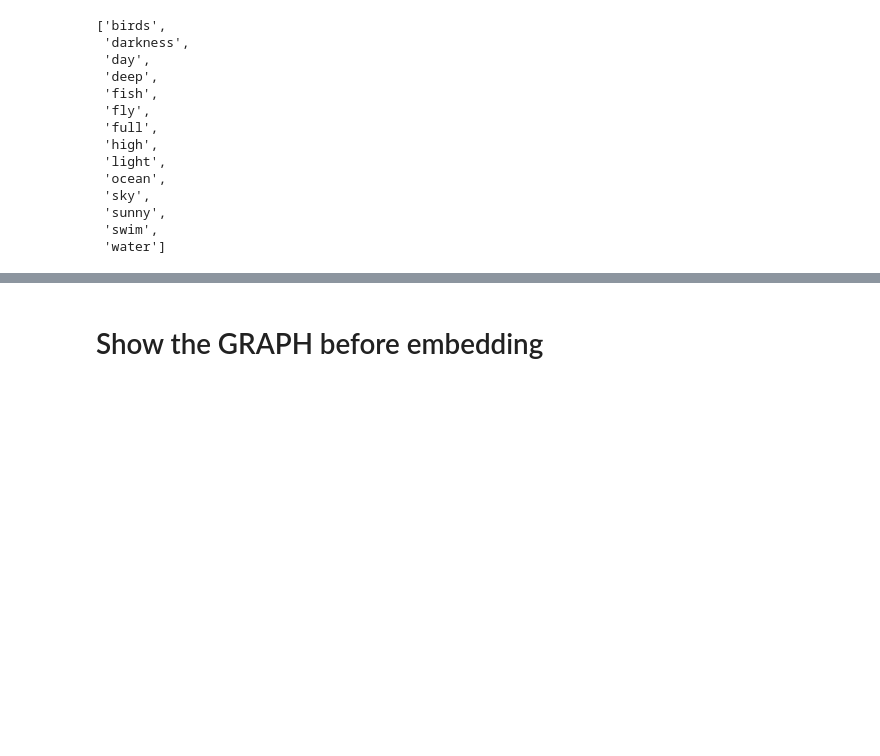
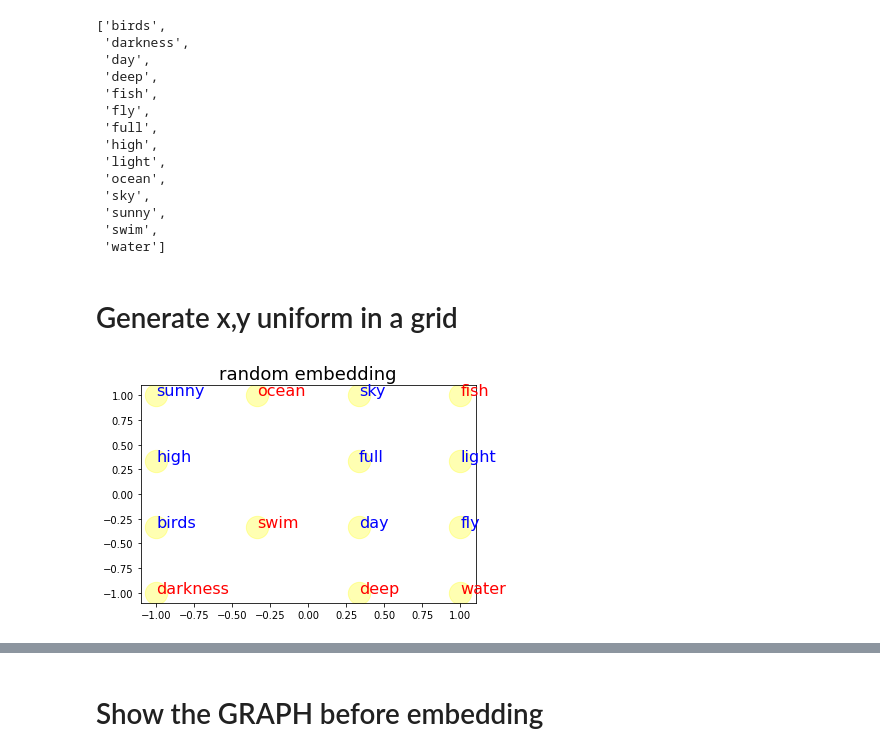
Before and after one commit to ftk1000/w2v_ftk1000, a Jupyter notebook: Copy_of_w2v_tf_fast.ipynb, the cells around one changed output, grey strips where cells are left out. Saved outputs shown, nothing was run; the diff lists cells and outputs as text; code cells hidden in the pictures; blank space fills up the shorter version.

```diff
--- a/Copy_of_w2v_tf_fast.ipynb
+++ b/Copy_of_w2v_tf_fast.ipynb
@@ -339,3 +414,34 @@ vocab
  'sunny',
  'swim',
  'water']
+# %% [markdown]
+# Generate x,y uniform in a grid
+# %%
+LEN_VOCAB = len(vocab)
+LIN_SPACE_VALUES = round(np.sqrt(LEN_VOCAB))
+BOX_SIDE=1
+lspx = np.linspace(-BOX_SIDE,BOX_SIDE,LIN_SPACE_VALUES)
+lspy = np.linspace(-BOX_SIDE,BOX_SIDE,LIN_SPACE_VALUES)
+
+coordinates = np.zeros( (LIN_SPACE_VALUES**2, 2)  )
+# print(coordinates)
+
+for k1 in range(LIN_SPACE_VALUES):
+  for k2 in range(LIN_SPACE_VALUES):
+    i = k1*LIN_SPACE_VALUES + k2
+    # print(k1,k2,i)
+    coordinates[i] = [lspx[k1], lspy[k2]]
+# print(coordinates)
+
+ix = np.random.choice( LIN_SPACE_VALUES**2, LEN_VOCAB, replace=False )
+coordinates = coordinates[ix,]
+df1 = pd.DataFrame( vocab , columns=['w'])
+df2 = pd.DataFrame( coordinates, columns=['x1','x2'] )
+df_unif_rand = pd.concat([df1, df2], axis=1)
+# df_unif_rand
+
+plot_words_x_y(x1=df_unif_rand['x1'], x2=df_unif_rand['x2'],
+               vocab=vocab, ttl='random embedding', figfn='test1.png', figsz=5,
+               wcolor=df_vocab.color)
+# %% [output]
+[figure, added]
```
Also changed, not shown: parts of 31 cells of this notebook.
